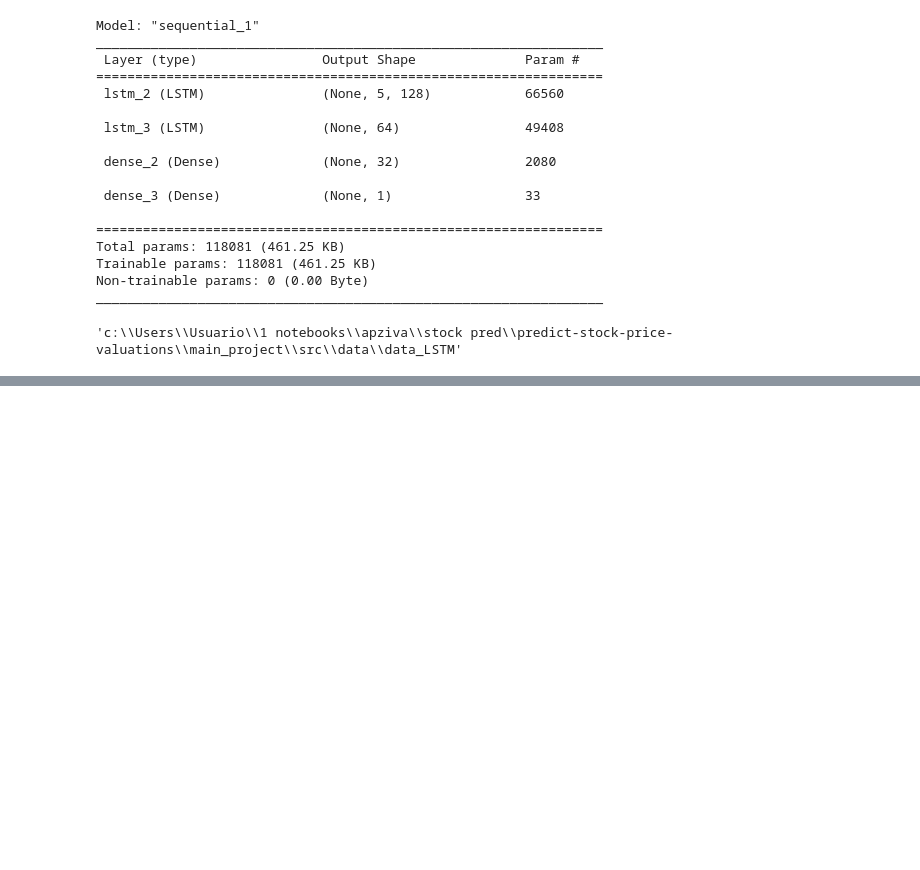
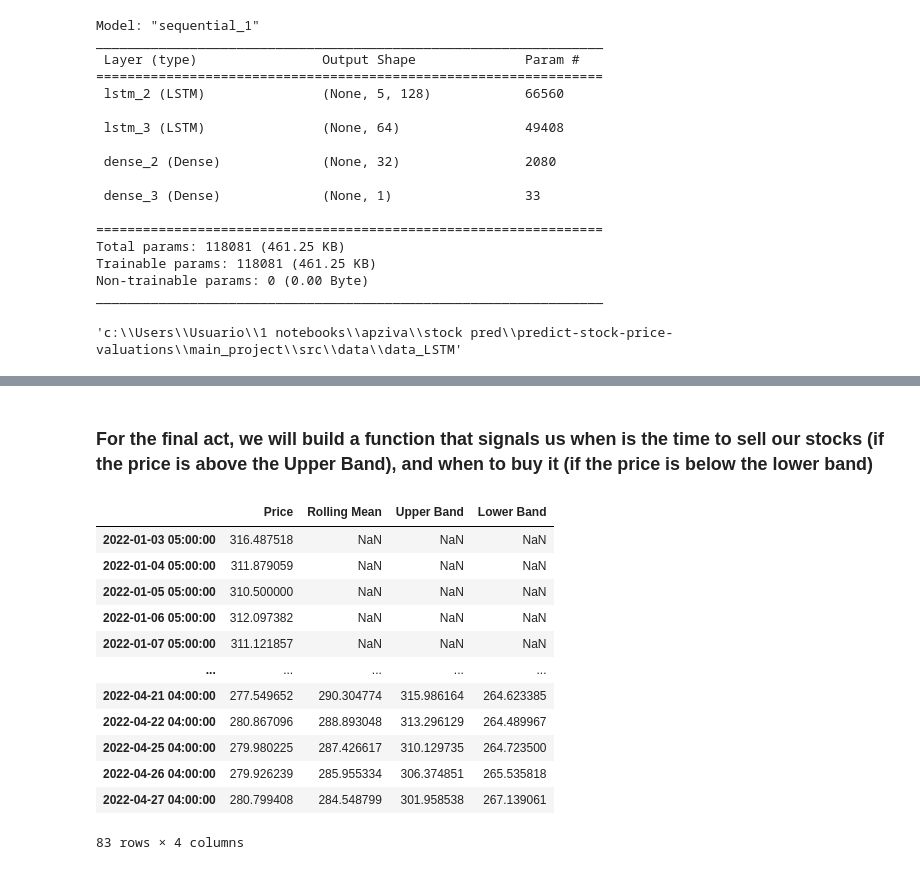
Before and after one commit to joaothomazlemos/forecast-stock-price-valuations, a Jupyter notebook: main_project/notebooks/stocks_recomendations.ipynb, the cells around one changed output, grey strips where cells are left out. Drawn from its saved outputs; the diff is of its cells as text; code cells hidden in the pictures; blank space fills up the shorter version.

```diff
--- a/main_project/notebooks/stocks_recomendations.ipynb
+++ b/main_project/notebooks/stocks_recomendations.ipynb
@@ -91,0 +112,18 @@ test_results.iplot(title=' LSTM Test Predictions vs Actuals', xTitle='Date', yTi
+# %%
+#test df
+test_df = test_results['Test Predictions'].copy()
+test_df = pd.DataFrame(test_df)
+test_df.rename(columns={'Test Predictions':'Price'}, inplace=True)
+
+#train df
+train_df = pd.DataFrame(data={'Train':model.predict(X_train).flatten()})
+train_df.index = y_train_dates
+
+custom_train_df = train_df.loc['2022-01-01 05:00:00': test_df.index[0]].copy()
+custom_train_df.rename(columns={'Train':'Price'}, inplace=True)
+
+#concatenating the train and test df
+custom_df = pd.concat([custom_train_df, test_df], axis=0)
+
+
+custom_df
@@ -91,0 +264,20 @@ test_results.iplot(title=' LSTM Test Predictions vs Actuals', xTitle='Date', yTi
+# %% [markdown]
+### For the final act, we will build a function that signals us when is the time to sell our stocks (if the price is above the Upper Band), and when to buy it (if the price is below the lower band)
+# %%
+final_df = pd.concat([custom_df, rolling_mean, upper_band, lower_band], axis=1)
+final_df.columns = ['Price', 'Rolling Mean', 'Upper Band', 'Lower Band']
+final_df
+# %% [output]
+|  | Price | Rolling Mean | Upper Band | Lower Band |
+| 2022-01-03 05:00:00 | 316.487518 | NaN | NaN | NaN |
+| 2022-01-04 05:00:00 | 311.879059 | NaN | NaN | NaN |
+| 2022-01-05 05:00:00 | 310.500000 | NaN | NaN | NaN |
+| 2022-01-06 05:00:00 | 312.097382 | NaN | NaN | NaN |
+| 2022-01-07 05:00:00 | 311.121857 | NaN | NaN | NaN |
+| ... | ... | ... | ... | ... |
+| 2022-04-21 04:00:00 | 277.549652 | 290.304774 | 315.986164 | 264.623385 |
+| 2022-04-22 04:00:00 | 280.867096 | 288.893048 | 313.296129 | 264.489967 |
+| 2022-04-25 04:00:00 | 279.980225 | 287.426617 | 310.129735 | 264.723500 |
+| 2022-04-26 04:00:00 | 279.926239 | 285.955334 | 306.374851 | 265.535818 |
+| 2022-04-27 04:00:00 | 280.799408 | 284.548799 | 301.958538 | 267.139061 |
+83 rows × 4 columns
```
Also changed, not shown: parts of 11 cells of this notebook.
